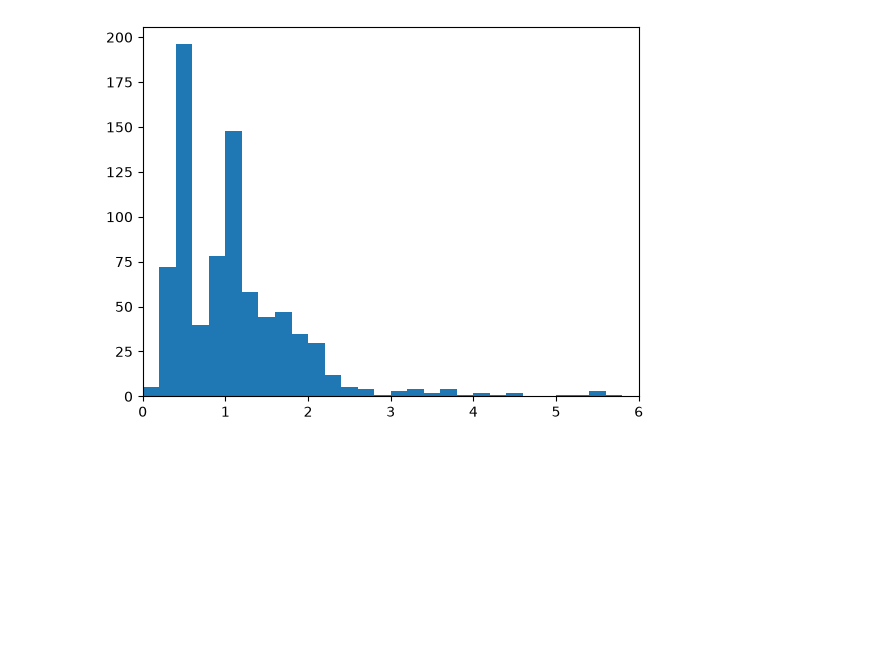
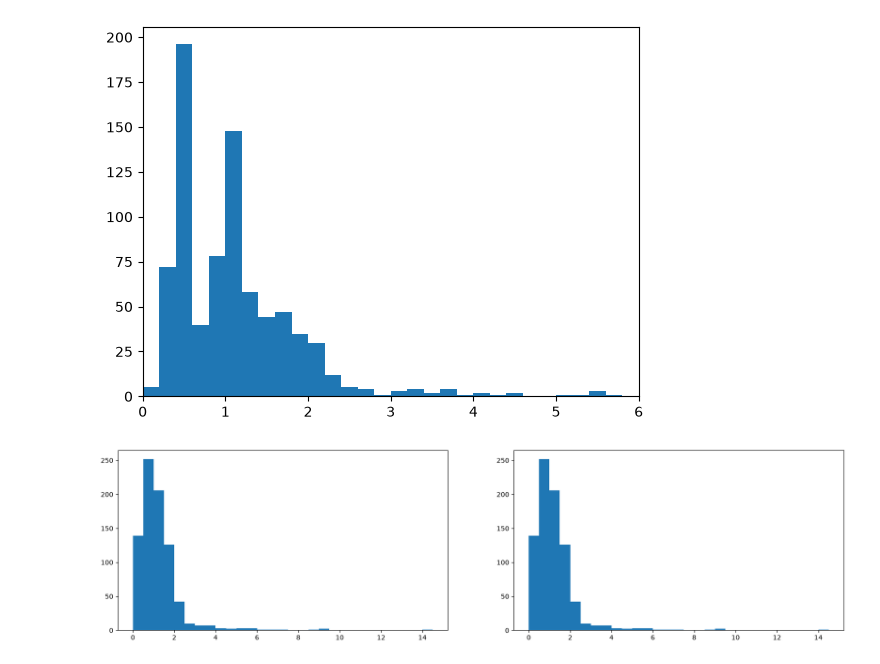
Before and after one commit to DeveloperDolon/data_analysis_learning, a Jupyter notebook: Descriptive_Statistics_Outliers_and_Axis_Limits.ipynb, the cells around one changed output. Cells and saved outputs as stored; diff of their text form; code cells hidden in the pictures; blank space fills up the shorter version.

```diff
--- a/Descriptive_Statistics_Outliers_and_Axis_Limits.ipynb
+++ b/Descriptive_Statistics_Outliers_and_Axis_Limits.ipynb
@@ -29,10 +29,13 @@ plt.show()
 # %%
 plt.figure(figsize=[20, 5])
 
 plt.subplot(1, 2, 1)
 bin_edges = np.arange(0, pokemon["height"].max() + 0.5, 0.5)
 plt.hist(data=pokemon, x="height", bins=bin_edges)
 
 plt.subplot(1, 2, 2)
 bins_edges = np.arange(0, pokemon["height"].max() + 0.2, 0.2)
-plt.hist(data=pokemon, x="height", bins)
+plt.hist(data=pokemon, x="height", bins=bin_edges)
+plt.show()
+# %% [output]
+[figure, added]
```
Also changed, not shown: 1 other file.
